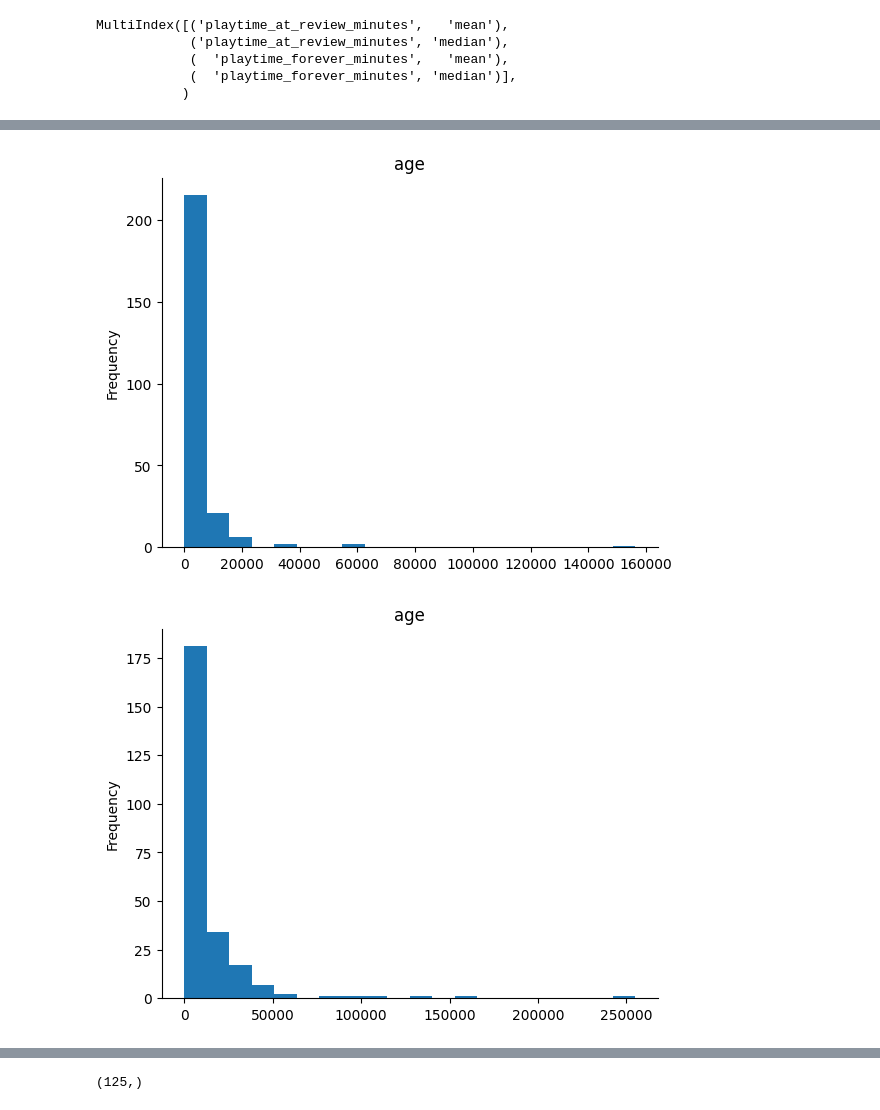
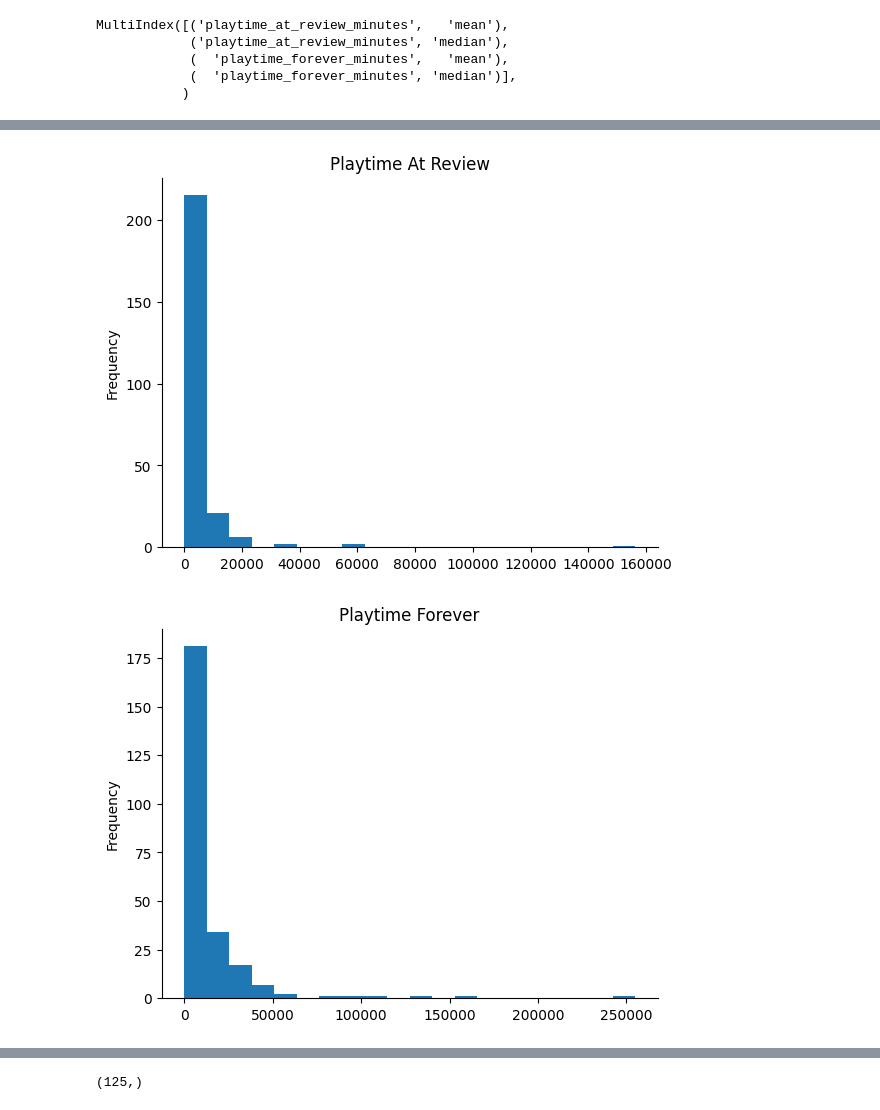
Before and after one commit to CGU-08-IST-332-nlp-steam-name/group-project, a Jupyter notebook: gameMetadata.ipynb, the cells around one changed output, grey strips where cells are left out. Saved outputs shown, nothing was run; the diff lists cells and outputs as text; code cells hidden in the pictures.

```diff
--- a/gameMetadata.ipynb
+++ b/gameMetadata.ipynb
@@ -6,8 +18,10 @@ KeyboardInterrupt:
 # %%
 ## set read/write paths for easy access
 
-review_path = '/data/raw_reviews.csv'
+review_path = 'data/raw_reviews.csv'
 
 review_df = pd.read_csv(review_path)
+review_df['playtime_at_review_minutes'] = review_df['playtime_at_review_minutes'].astype('int')
 review_df.head()
+print(review_df.shape)
 # %% [output]
@@ -81,15 +71,15 @@ plt.gca().spines[['top', 'right',]].set_visible(False)
 # %%
 ## visualize age
 from matplotlib import pyplot as plt
-agg_df[('playtime_at_review_minutes',   'median')].plot(kind='hist', bins=20, title='age')
+agg_df[('playtime_at_review_minutes',   'median')].plot(kind='hist', bins=20, title='Playtime At Review')
 plt.gca().spines[['top', 'right',]].set_visible(False)
 # %% [output]
-[figure, old version]
+[figure, new version]
 # %%
 from matplotlib import pyplot as plt
-agg_df[('playtime_forever_minutes',   'mean')].plot(kind='hist', bins=20, title='age')
+agg_df[('playtime_forever_minutes',   'mean')].plot(kind='hist', bins=20, title='Playtime Forever')
 plt.gca().spines[['top', 'right',]].set_visible(False)
 # %% [output]
-[figure, old version]
+[figure, new version]
 # %%
 from matplotlib import pyplot as plt
```
Also changed, not shown: parts of 13 cells of this notebook, 3 other files.
